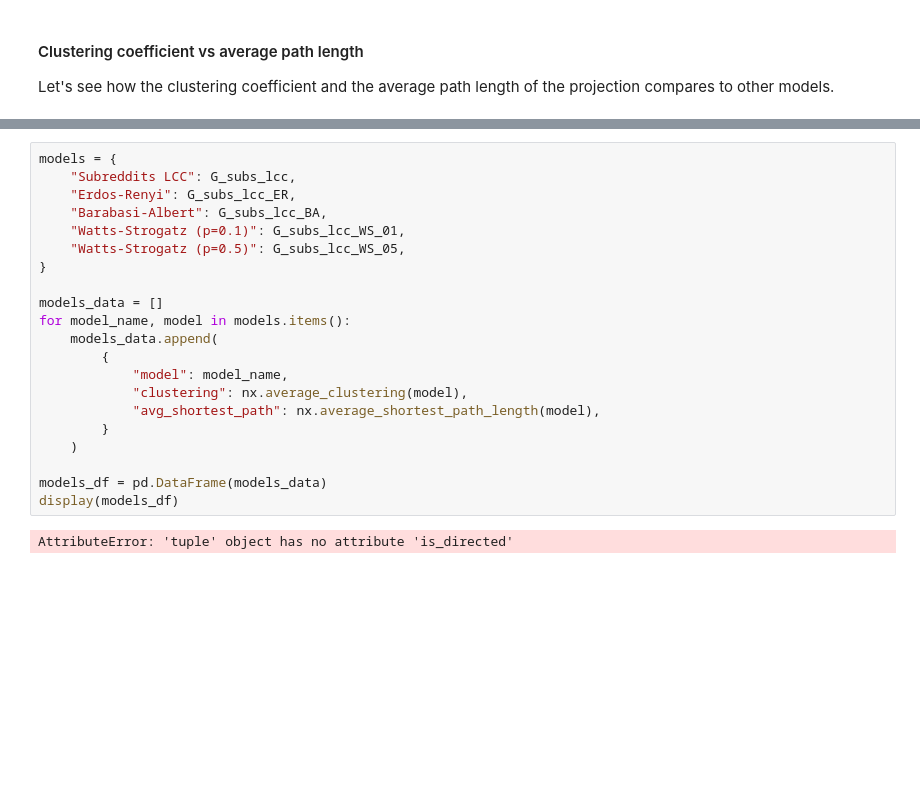
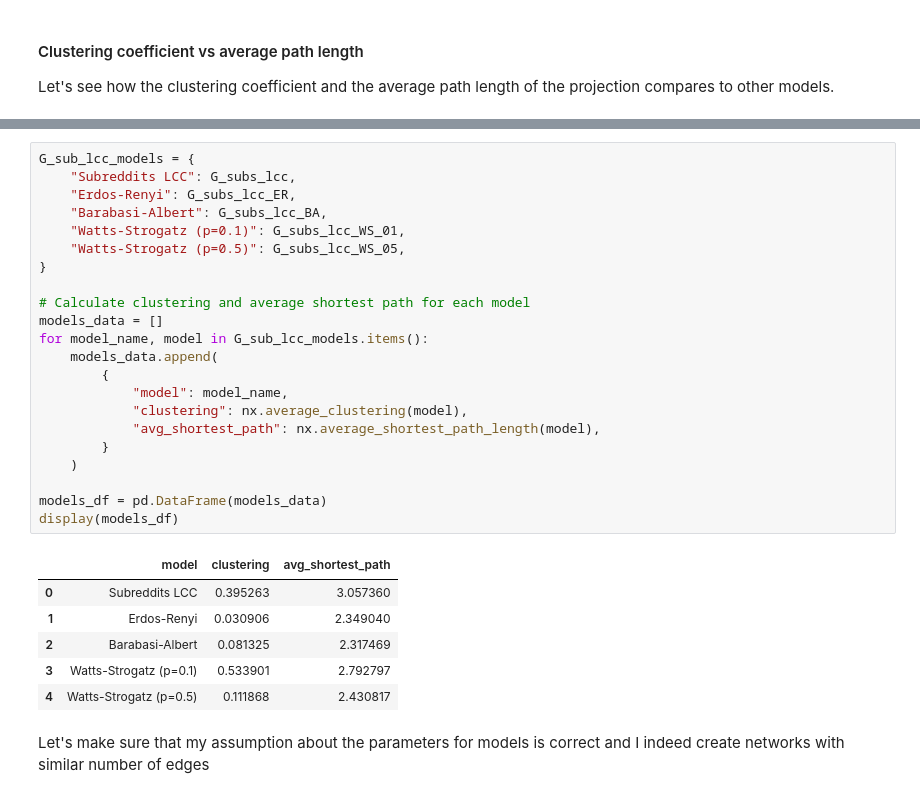
Before and after one commit to steciuk/SNA-reddit-bipartite-analysis, a Jupyter notebook: project.ipynb, the cells around one changed output, grey strips where cells are left out. Drawn from its saved outputs; the diff is of its cells as text; blank space fills up the shorter version.

```diff
--- a/project.ipynb
+++ b/project.ipynb
@@ -1169,23 +1166,31 @@ AttributeError: 'tuple' object has no attribute 'is_directed'
 # %%
-models = {
+G_sub_lcc_models = {
     "Subreddits LCC": G_subs_lcc,
     "Erdos-Renyi": G_subs_lcc_ER,
     "Barabasi-Albert": G_subs_lcc_BA,
     "Watts-Strogatz (p=0.1)": G_subs_lcc_WS_01,
     "Watts-Strogatz (p=0.5)": G_subs_lcc_WS_05,
 }
 
+# Calculate clustering and average shortest path for each model
 models_data = []
-for model_name, model in models.items():
+for model_name, model in G_sub_lcc_models.items():
     models_data.append(
         {
             "model": model_name,
             "clustering": nx.average_clustering(model),
             "avg_shortest_path": nx.average_shortest_path_length(model),
         }
     )
 
 models_df = pd.DataFrame(models_data)
 display(models_df)
 # %% [output]
-AttributeError: 'tuple' object has no attribute 'is_directed'
+|  | model | clustering | avg_shortest_path |
+| 0 | Subreddits LCC | 0.395263 | 3.057360 |
+| 1 | Erdos-Renyi | 0.030906 | 2.349040 |
+| 2 | Barabasi-Albert | 0.081325 | 2.317469 |
+| 3 | Watts-Strogatz (p=0.1) | 0.533901 | 2.792797 |
+| 4 | Watts-Strogatz (p=0.5) | 0.111868 | 2.430817 |
+# %% [markdown]
+Let's make sure that my assumption about the parameters for models is correct and I indeed create networks with similar number of edges
```
Also changed, not shown: parts of 13 cells of this notebook.
